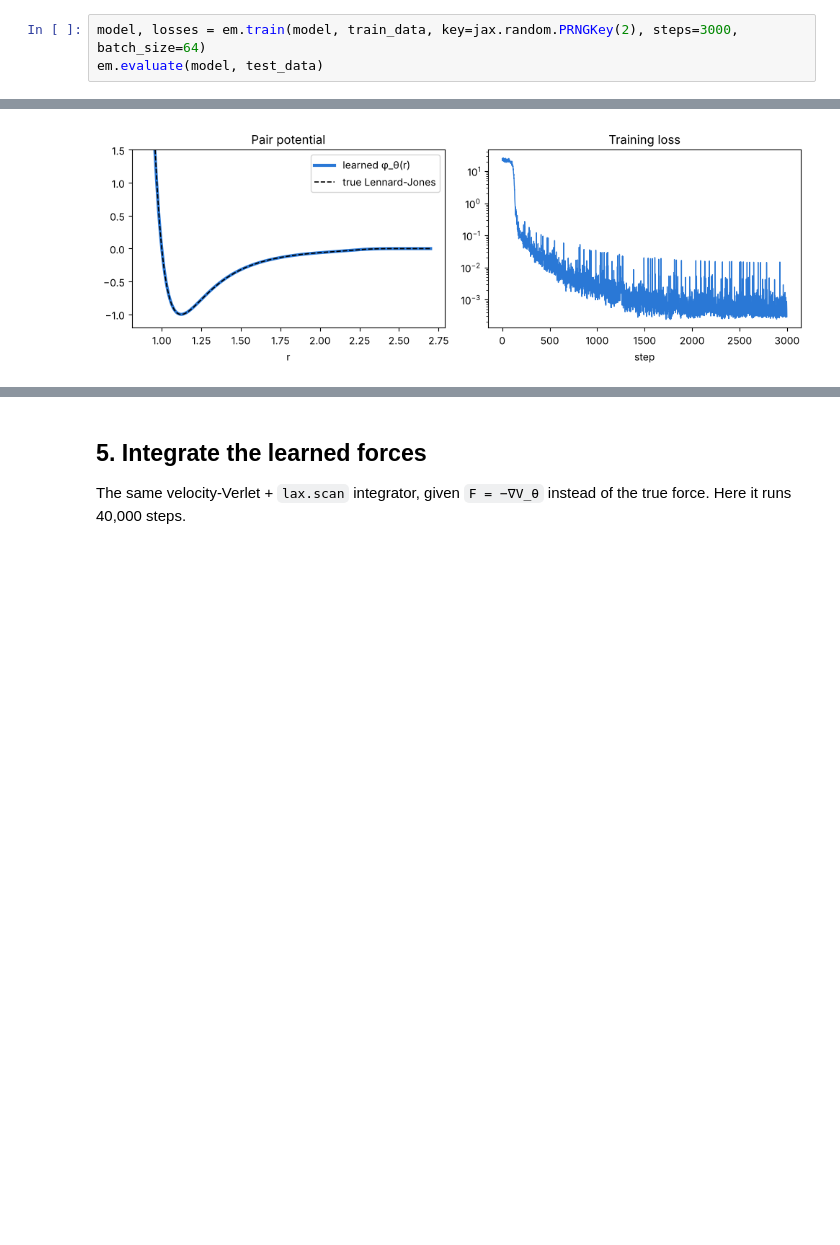
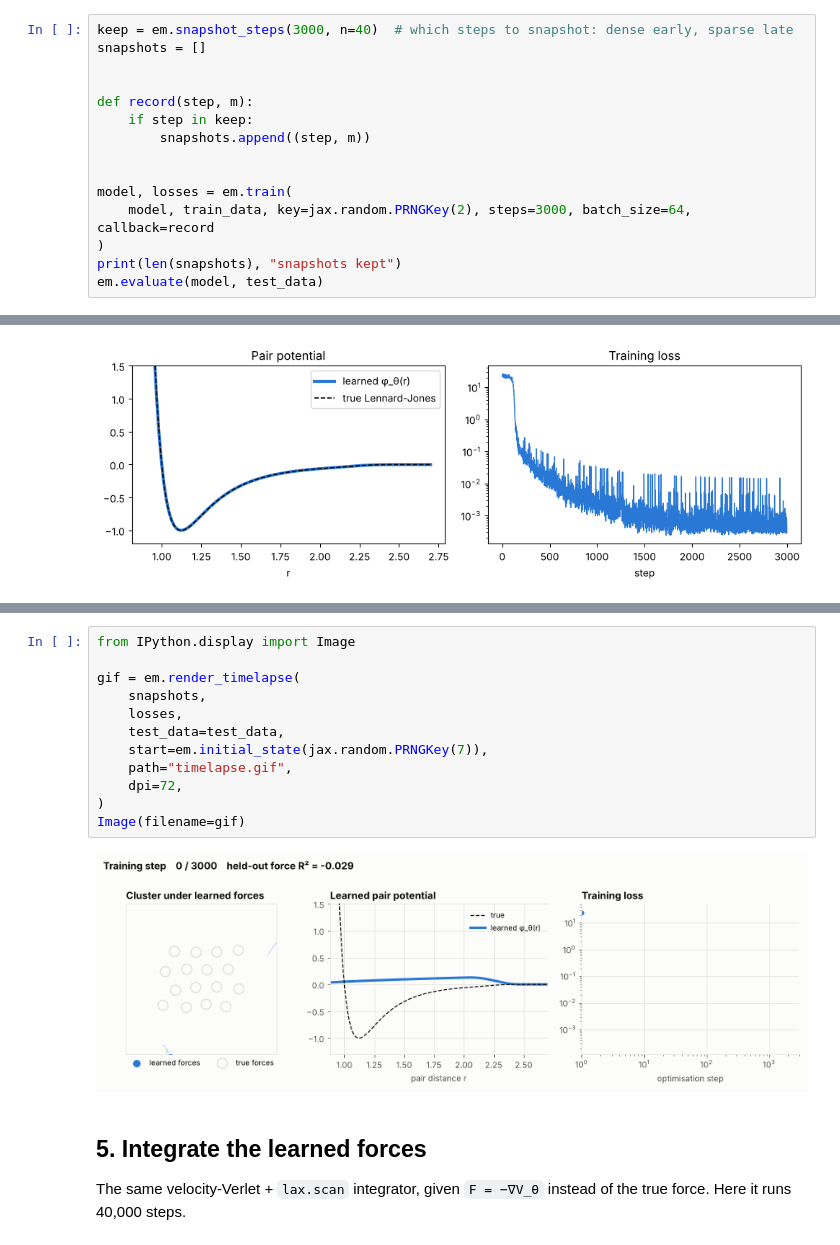
Before and after one commit to sjd18/Equinox-MLP, a Jupyter notebook: notebooks/quickstart.ipynb, the cells around one changed output, grey strips where cells are left out. Saved outputs shown, nothing was run; the diff lists cells and outputs as text; blank space fills up the shorter version.

```diff
--- a/notebooks/quickstart.ipynb
+++ b/notebooks/quickstart.ipynb
@@ -86,5 +86,17 @@ This takes about a minute on a CPU.
 # %%
-model, losses = em.train(model, train_data, key=jax.random.PRNGKey(2), steps=3000, batch_size=64)
+keep = em.snapshot_steps(3000, n=40)  # which steps to snapshot: dense early, sparse late
+snapshots = []
+
+
+def record(step, m):
+    if step in keep:
+        snapshots.append((step, m))
+
+
+model, losses = em.train(
+    model, train_data, key=jax.random.PRNGKey(2), steps=3000, batch_size=64, callback=record
+)
+print(len(snapshots), "snapshots kept")
 em.evaluate(model, test_data)
 # %% [output]
   step     0  loss 2.457e+01
@@ -116,3 +139,17 @@ plt.show()
+# %%
+from IPython.display import Image
+
+gif = em.render_timelapse(
+    snapshots,
+    losses,
+    test_data=test_data,
+    start=em.initial_state(jax.random.PRNGKey(7)),
+    path="timelapse.gif",
+    dpi=72,
+)
+Image(filename=gif)
+# %% [output]
+[figure, added]
 # %% [markdown]
 ## 5. Integrate the learned forces
 
```
Also changed, not shown: parts of 3 cells of this notebook, 7 other files.
